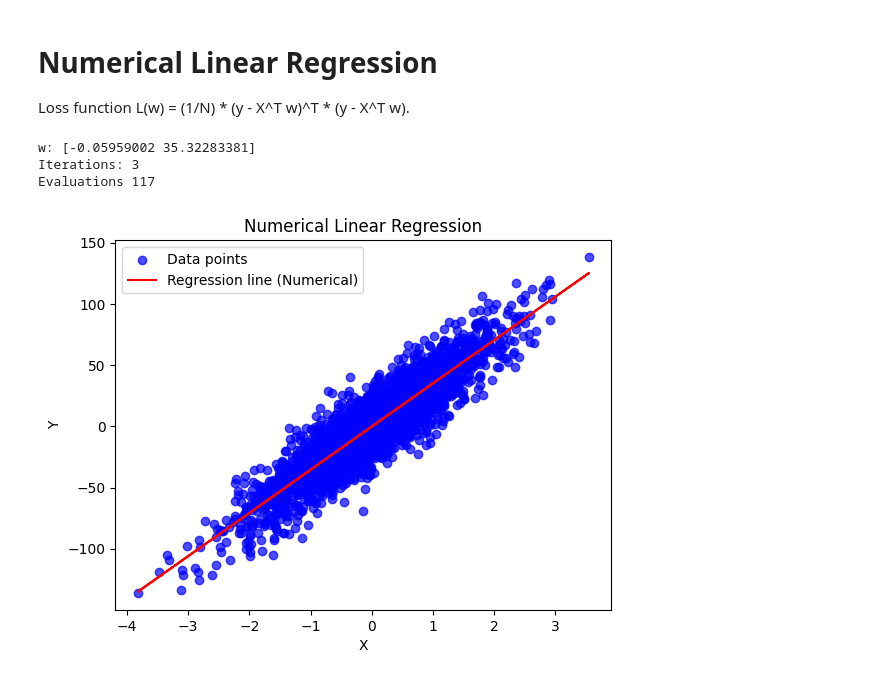
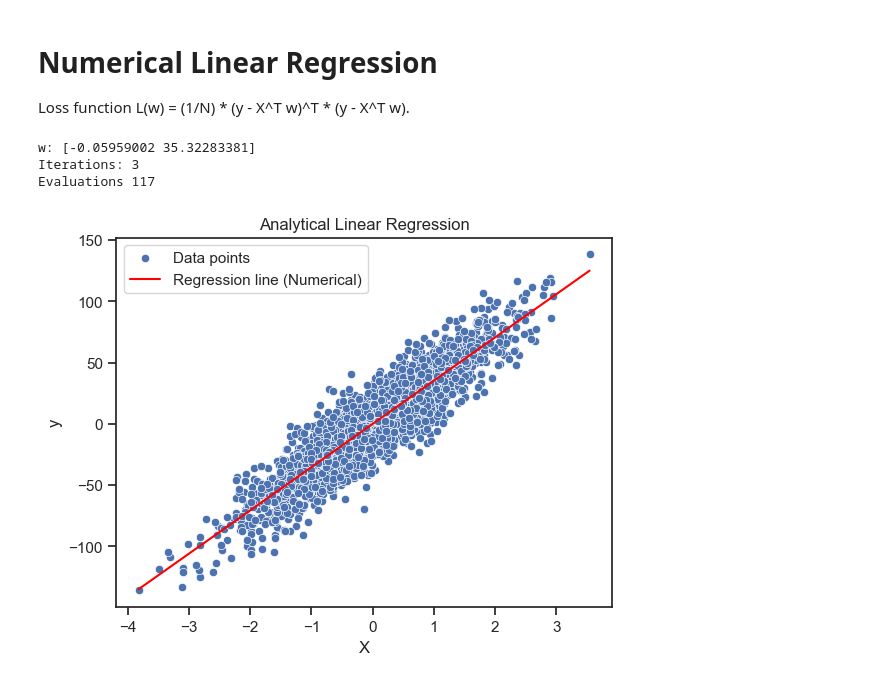
Before and after one commit to adamzsl/machine-learning, a Jupyter notebook: linear_regression/linear_regression.ipynb, the cells around one changed output. Drawn from its saved outputs; the diff is of its cells as text; code cells hidden in the pictures.

```diff
--- a/linear_regression/linear_regression.ipynb
+++ b/linear_regression/linear_regression.ipynb
@@ -60,16 +70,16 @@ w: [-0.05959016 35.32283381]
 Loss function L(w) = (1/N) * (y - X^T w)^T * (y - X^T w).
 # %%
 def loss_function(w, X, y):
-    # N x D+1 = 2502 x 2
-    X_bias = np.hstack([np.ones((X.shape[0], 1)), X])
 
-    # 2502 x 2 @ 2 x 1 = 2502 x 1
-    y_pred = X_bias @ w
+    # [N, D+1] = [2502, 2]
+    X_ = np.c_[np.ones(X.shape[0]), X]
 
+    y_pred = X_ @ w
     residuals = y - y_pred
 
-    N = len(y)        # square errors
+    N = len(y)
     loss = (1 / N) * (residuals.T @ residuals)
+
     return loss
 
 
@@ -85,22 +95,25 @@ numerical_weights = result.x
 print("w:", numerical_weights)
 print("Iterations:", result.nit)
 print("Evaluations", result.nfev)
-
-X_bias = np.hstack([np.ones((X.shape[0], 1)), X])
-y_pred_numerical = X_bias @ numerical_weights
-
-plt.scatter(X, y, color='blue', alpha=0.7, label='Data points')
-plt.plot(X, y_pred_numerical, color='red', label='Regression line (Numerical)')
-plt.title("Numerical Linear Regression")
-plt.xlabel("X")
-plt.ylabel("Y")
-plt.legend()
-plt.show()
 # %% [output]
 w: [-0.05959002 35.32283381]
 Iterations: 3
 Evaluations 117
-[figure, removed]
+# %%
+X_ = np.c_[np.ones(X.shape[0]), X]
+y_pred_numerical = X_ @ numerical_weights
+
+sns.set_context("notebook")
+sns.set_style("ticks")
+plt.xlabel('X')
+plt.ylabel('y')
+plt.title('Analytical Linear Regression')
+sns.scatterplot(x=X.flatten(), y=y, label='Data points')
+sns.lineplot(x=X.flatten(), y=y_pred_numerical, color='red', label='Regression line (Numerical)')
+plt.legend()
+plt.show()
+# %% [output]
+[figure, added]
 # %%
 import time
 
```
Also changed, not shown: parts of 7 cells of this notebook.
